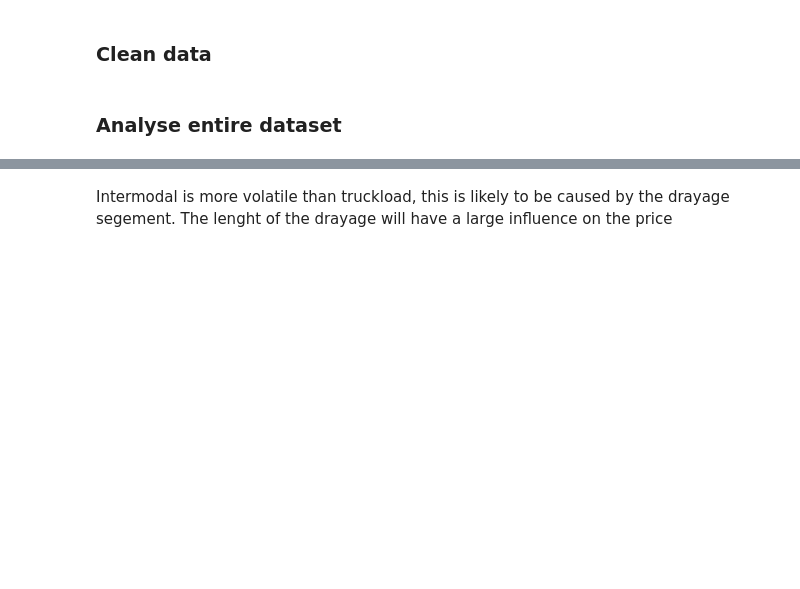
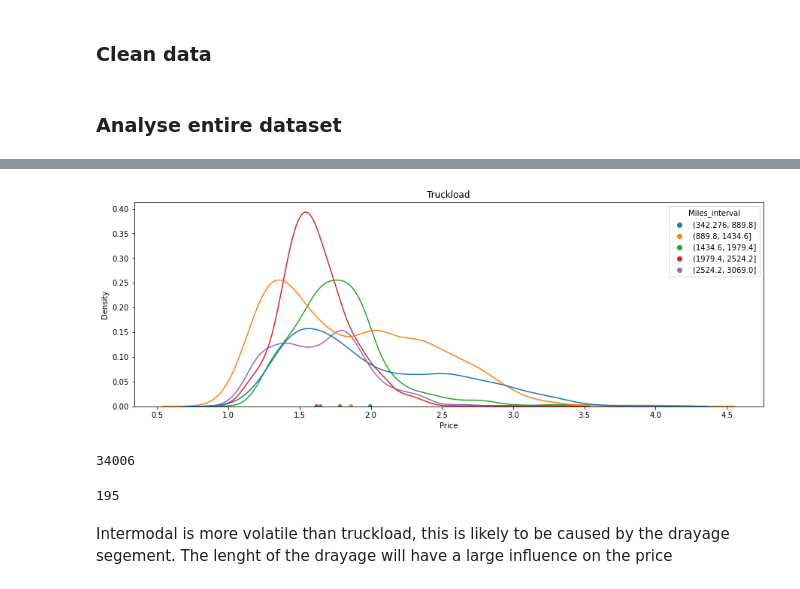
Before and after one commit to Labulitiolle/Multimodal_freight_USA, a Jupyter notebook: Notebooks/Multimodal/price_analysis.ipynb, the cells around one changed output, grey strips where cells are left out. Saved outputs shown, nothing was run; the diff lists cells and outputs as text; code cells hidden in the pictures; blank space fills up the shorter version.

```diff
--- a/Notebooks/Multimodal/price_analysis.ipynb
+++ b/Notebooks/Multimodal/price_analysis.ipynb
@@ -43,0 +66,4 @@ plot_price_per_mode(df,title='All routes')
+# %%
+plot_price_per_interval(df,title='Truckload')
+# %% [output]
+[figure, added]
@@ -44,3 +76,11 @@ plot_price_per_mode(df,title='All routes')
+# %%
+len(df3)
+# %% [output]
+34006
+# %%
+len(grouped2)
+# %% [output]
+195
 # %% [markdown]
 Intermodal is more volatile than truckload, this is likely to be caused by the drayage segement. The lenght of the drayage will have a large influence on the price
 # %%
```
Also changed, not shown: parts of 8 cells of this notebook, 12 other files.
